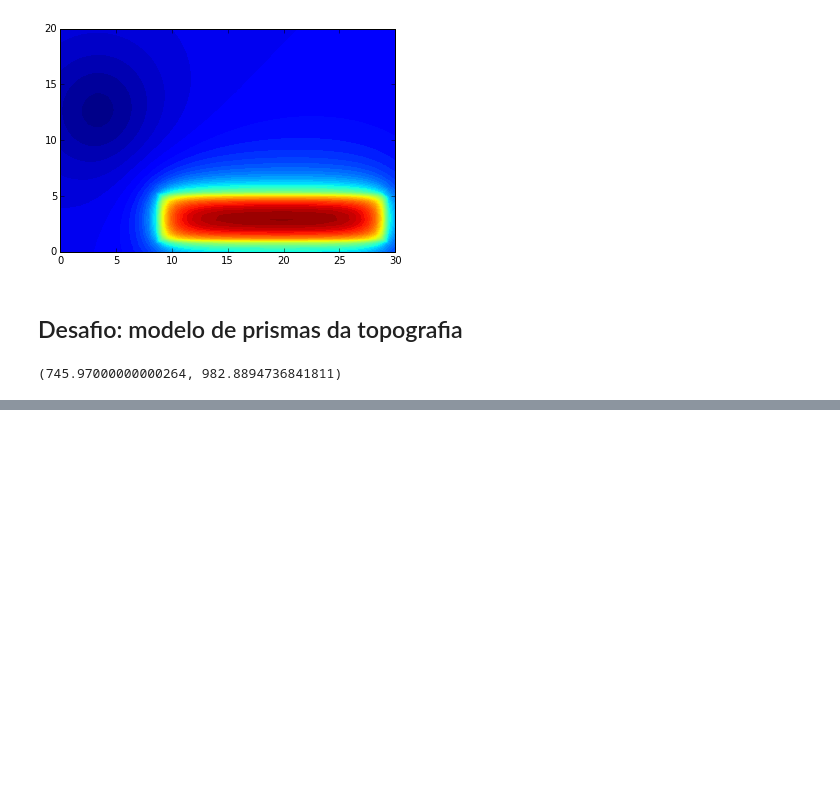
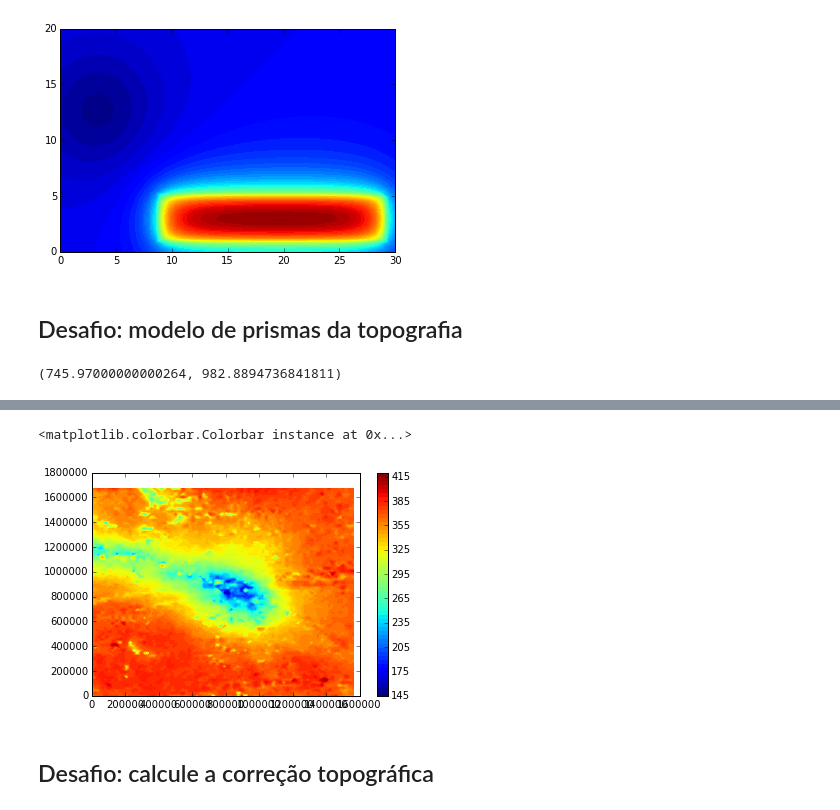
Before and after one commit to marcelobianchi/verao2016, a Jupyter notebook: DiaTres/tour-fatiando.ipynb, the cells around one changed output, grey strips where cells are left out. Drawn from its saved outputs; the diff is of its cells as text; code cells hidden in the pictures; blank space fills up the shorter version.

```diff
--- a/DiaTres/tour-fatiando.ipynb
+++ b/DiaTres/tour-fatiando.ipynb
@@ -108,0 +142,8 @@ myv.show()
+# %%
+plt.tricontourf(y, x, bouguer, 60)
+plt.colorbar()
+# %% [output]
+<matplotlib.colorbar.Colorbar instance at 0x...>
+[figure, added]
+# %% [markdown]
+## Desafio: calcule a correção topográfica
```
Also changed, not shown: parts of 19 cells of this notebook, 1 other file.
